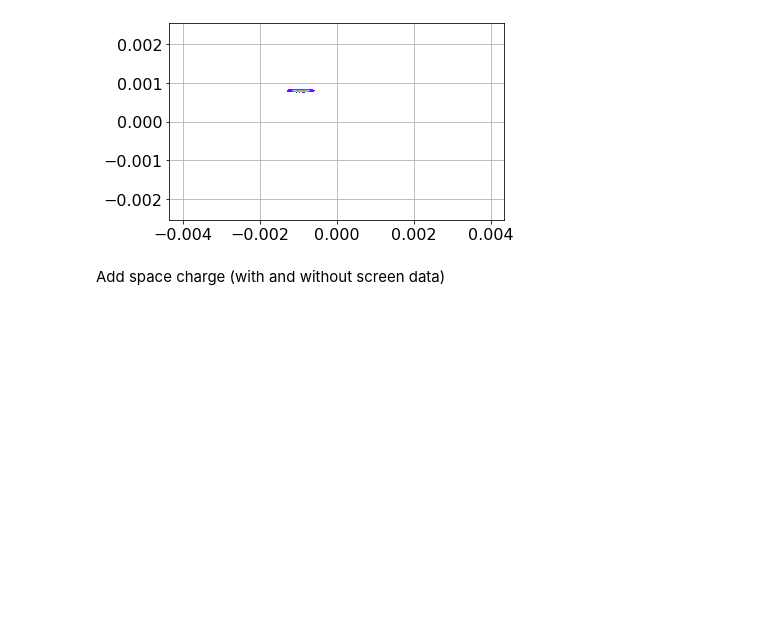
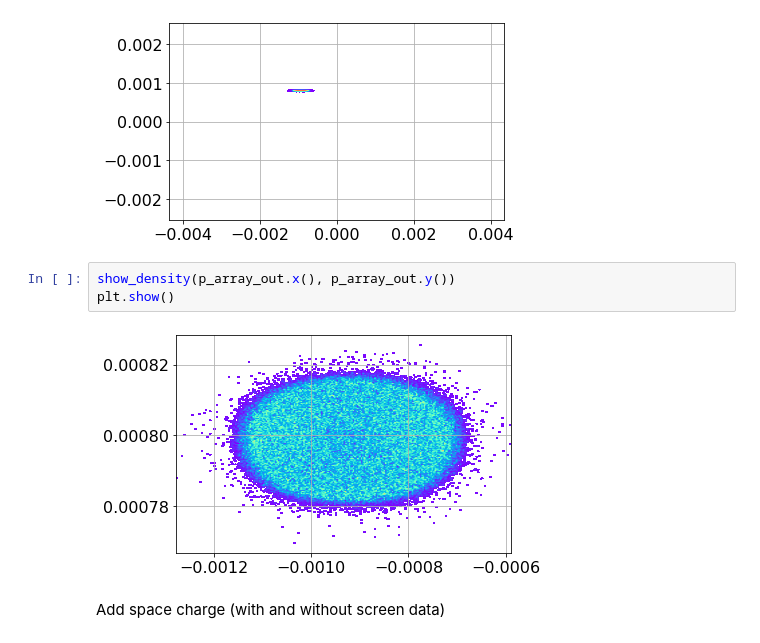
Before and after one commit to desy-ml/cheetah, a Jupyter notebook: benchmark/ocelot/ocelot.ipynb, the cells around one changed output. Drawn from its saved outputs; the diff is of its cells as text; blank space fills up the shorter version.

```diff
--- a/benchmark/ocelot/ocelot.ipynb
+++ b/benchmark/ocelot/ocelot.ipynb
@@ -93,6 +93,11 @@ plt.gca().set_aspect("equal")
 plt.show()
 # %% [output]
 [figure]
+# %%
+show_density(p_array_out.x(), p_array_out.y())
+plt.show()
+# %% [output]
+[figure, added]
 # %% [markdown]
 Add space charge (with and without screen data)
 # %%
```
Also changed, not shown: parts of 1 cell of this notebook, 10 other files.
